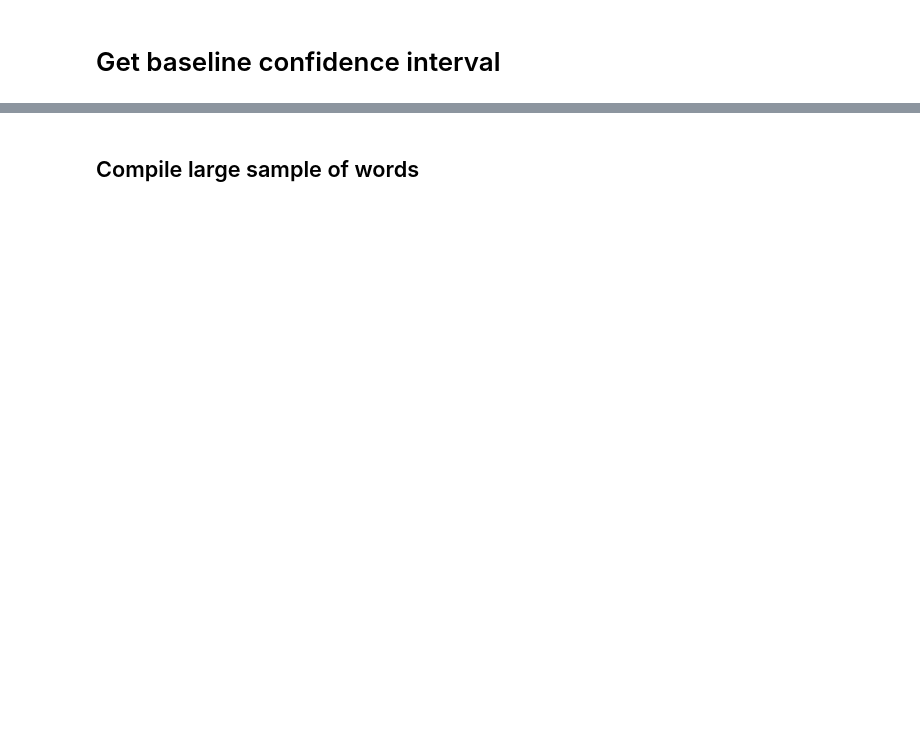
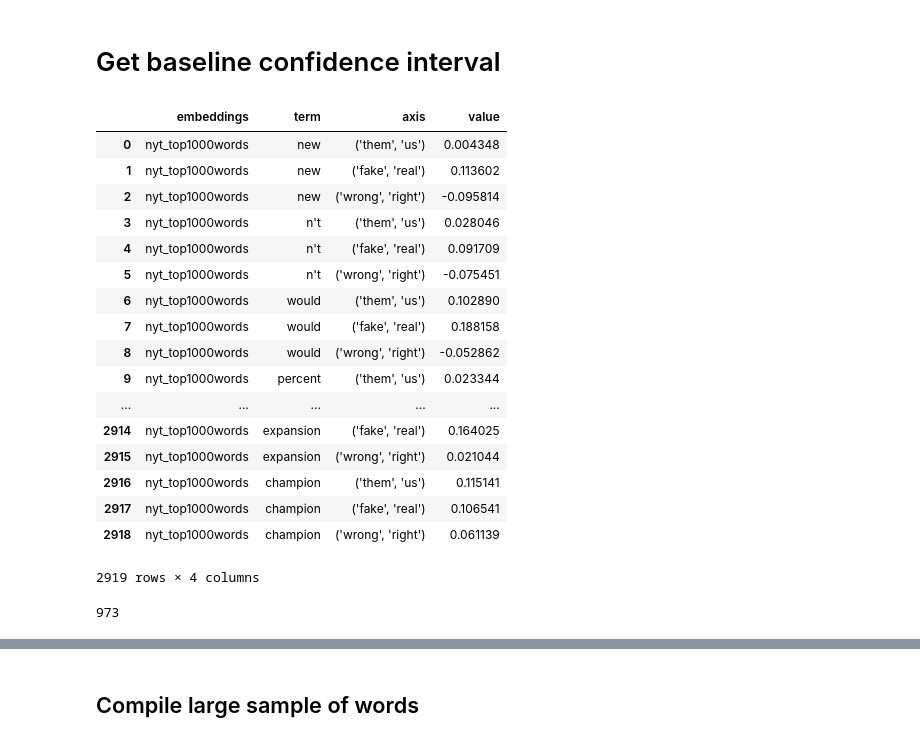
Before and after one commit to michaelmilleryoder/fanfiction-scripts, a Jupyter notebook: jupyter/semaxis.ipynb, the cells around one changed output, grey strips where cells are left out. Drawn from its saved outputs; the diff is of its cells as text; code cells hidden in the pictures; blank space fills up the shorter version.

```diff
--- a/jupyter/semaxis.ipynb
+++ b/jupyter/semaxis.ipynb
@@ -5,2 +104,32 @@ data_dirpath = '/usr0/home/mamille2/erebor/nyt/'
 # %% [markdown]
 # Get baseline confidence interval
+# %%
+# Load top terms values on axes
+import pandas as pd
+
+fpath = os.path.join(data_dirpath, 'fanfiction-project/output/semaxis', 'nyt_top1000words_semaxis_results.csv')
+nyt_results = pd.read_csv(fpath)
+nyt_results
+# %% [output]
+|  | embeddings | term | axis | value |
+| 0 | nyt_top1000words | new | ('them', 'us') | 0.004348 |
+| 1 | nyt_top1000words | new | ('fake', 'real') | 0.113602 |
+| 2 | nyt_top1000words | new | ('wrong', 'right') | -0.095814 |
+| 3 | nyt_top1000words | n't | ('them', 'us') | 0.028046 |
+| 4 | nyt_top1000words | n't | ('fake', 'real') | 0.091709 |
+| 5 | nyt_top1000words | n't | ('wrong', 'right') | -0.075451 |
+| 6 | nyt_top1000words | would | ('them', 'us') | 0.102890 |
+| 7 | nyt_top1000words | would | ('fake', 'real') | 0.188158 |
+| 8 | nyt_top1000words | would | ('wrong', 'right') | -0.052862 |
+| 9 | nyt_top1000words | percent | ('them', 'us') | 0.023344 |
+| ... | ... | ... | ... | ... |
+| 2914 | nyt_top1000words | expansion | ('fake', 'real') | 0.164025 |
+| 2915 | nyt_top1000words | expansion | ('wrong', 'right') | 0.021044 |
+| 2916 | nyt_top1000words | champion | ('them', 'us') | 0.115141 |
+| 2917 | nyt_top1000words | champion | ('fake', 'real') | 0.106541 |
+| 2918 | nyt_top1000words | champion | ('wrong', 'right') | 0.061139 |
+2919 rows × 4 columns
+# %%
+len(nyt_results['term'].unique())
+# %% [output]
+973
```
Also changed, not shown: parts of 19 cells of this notebook.
